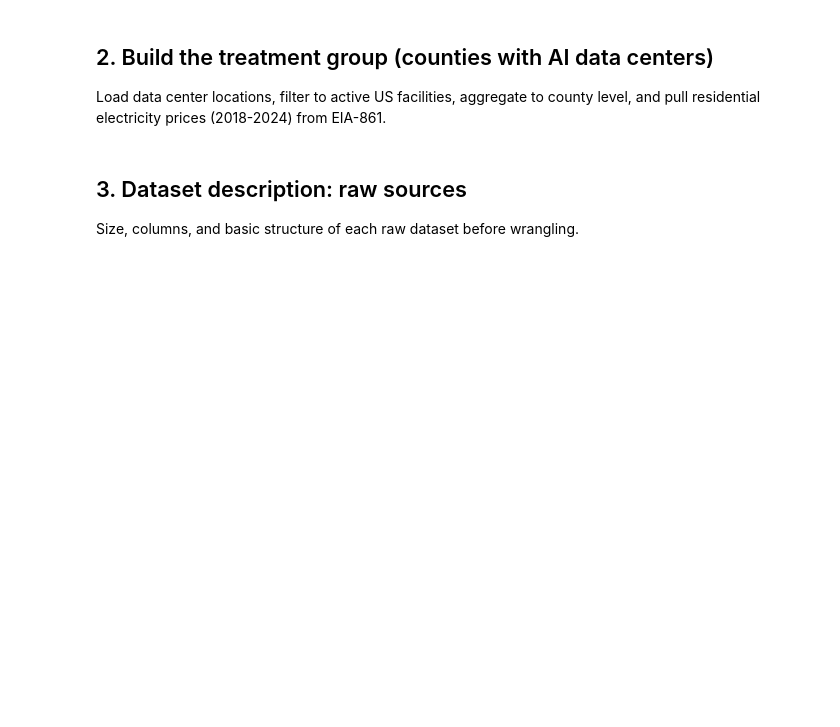
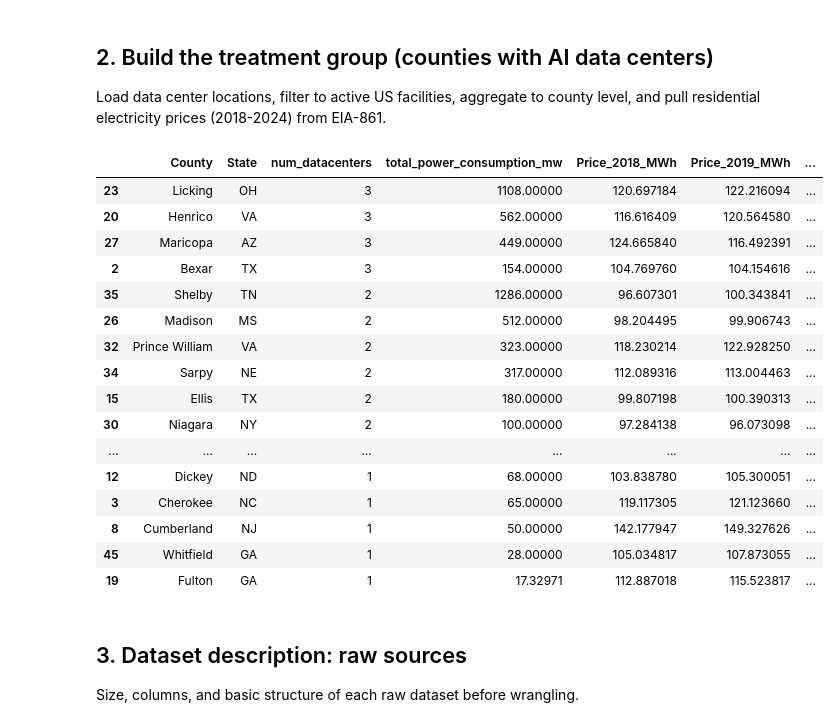
Before and after one commit to AadiVasa1/Data-Visualization-AI-Datacenters, a Jupyter notebook: AI_Datacenters_FIXED.ipynb, the cells around one changed output. Drawn from its saved outputs; the diff is of its cells as text; code cells hidden in the pictures; blank space fills up the shorter version.

```diff
--- a/AI_Datacenters_FIXED.ipynb
+++ b/AI_Datacenters_FIXED.ipynb
@@ -38,34 +38,52 @@ county_to_utility = pd.read_excel('eia861/f8612024/Service_Territory_2024.xlsx',
 county_to_utility['State'] = county_to_utility['State'].str.strip()
 county_to_utility['County'] = county_to_utility['County'].str.strip()
 df_master = datacenters_by_county.merge(county_to_utility, on=['State', 'County'], how='left')
 
 # loop through past 7 years and obtain residential rates per county using EIA861
 year_range = range(2018, 2025)
 price_columns = []
 for year in year_range:
     file_path = f'eia861/f861{year}/Sales_Ult_Cust_{year}.xlsx'
     df_sales = pd.read_excel(file_path, sheet_name='States', header=2)
 
     # calculate the residential price, keep only prices associated with physical infrastructure
     df_sales['Megawatthours'] = pd.to_numeric(df_sales['Megawatthours'], errors='coerce')
     df_sales['Thousand Dollars'] = pd.to_numeric(df_sales['Thousand Dollars'], errors='coerce')
     df_sales = df_sales[df_sales['Part'].isin(['A', 'C']) & (df_sales['Megawatthours'] > 0)].copy()
     price_col = f'Price_{year}_MWh'
     price_columns.append(price_col)
     df_sales[price_col] = (df_sales['Thousand Dollars'] * 1000) / df_sales['Megawatthours']
 
     # Average the price per utility provider and put back into df_master
     utility_prices = df_sales.groupby(['Utility Number', 'State'])[price_col].mean().reset_index()
     df_master = df_master.merge(utility_prices, on=['Utility Number', 'State'], how='left')
 
 # recreate final dataframe, averaging utilities providing the same county in the same year
 final_treatment_group = (df_master
                          .groupby(['County', 'State', 'num_datacenters', 'total_power_consumption_mw'])[price_columns]
                          .mean()
                          .reset_index()
                          .sort_values(by=['num_datacenters', 'total_power_consumption_mw'], ascending=[False, False]))
 
-# final_treatment_group
+final_treatment_group
+# %% [output]
+|  | County | State | num_datacenters | total_power_consumption_mw | Price_2018_MWh | Price_2019_MWh | ... |
+| 23 | Licking | OH | 3 | 1108.00000 | 120.697184 | 122.216094 | ... |
+| 20 | Henrico | VA | 3 | 562.00000 | 116.616409 | 120.564580 | ... |
+| 27 | Maricopa | AZ | 3 | 449.00000 | 124.665840 | 116.492391 | ... |
+| 2 | Bexar | TX | 3 | 154.00000 | 104.769760 | 104.154616 | ... |
+| 35 | Shelby | TN | 2 | 1286.00000 | 96.607301 | 100.343841 | ... |
+| 26 | Madison | MS | 2 | 512.00000 | 98.204495 | 99.906743 | ... |
+| 32 | Prince William | VA | 2 | 323.00000 | 118.230214 | 122.928250 | ... |
+| 34 | Sarpy | NE | 2 | 317.00000 | 112.089316 | 113.004463 | ... |
+| 15 | Ellis | TX | 2 | 180.00000 | 99.807198 | 100.390313 | ... |
+| 30 | Niagara | NY | 2 | 100.00000 | 97.284138 | 96.073098 | ... |
+| ... | ... | ... | ... | ... | ... | ... | ... |
+| 12 | Dickey | ND | 1 | 68.00000 | 103.838780 | 105.300051 | ... |
+| 3 | Cherokee | NC | 1 | 65.00000 | 119.117305 | 121.123660 | ... |
+| 8 | Cumberland | NJ | 1 | 50.00000 | 142.177947 | 149.327626 | ... |
+| 45 | Whitfield | GA | 1 | 28.00000 | 105.034817 | 107.873055 | ... |
+| 19 | Fulton | GA | 1 | 17.32971 | 112.887018 | 115.523817 | ... |
 # %% [markdown]
 ## 3. Dataset description: raw sources
 Size, columns, and basic structure of each raw dataset before wrangling.
```
Also changed, not shown: 4 other files.
